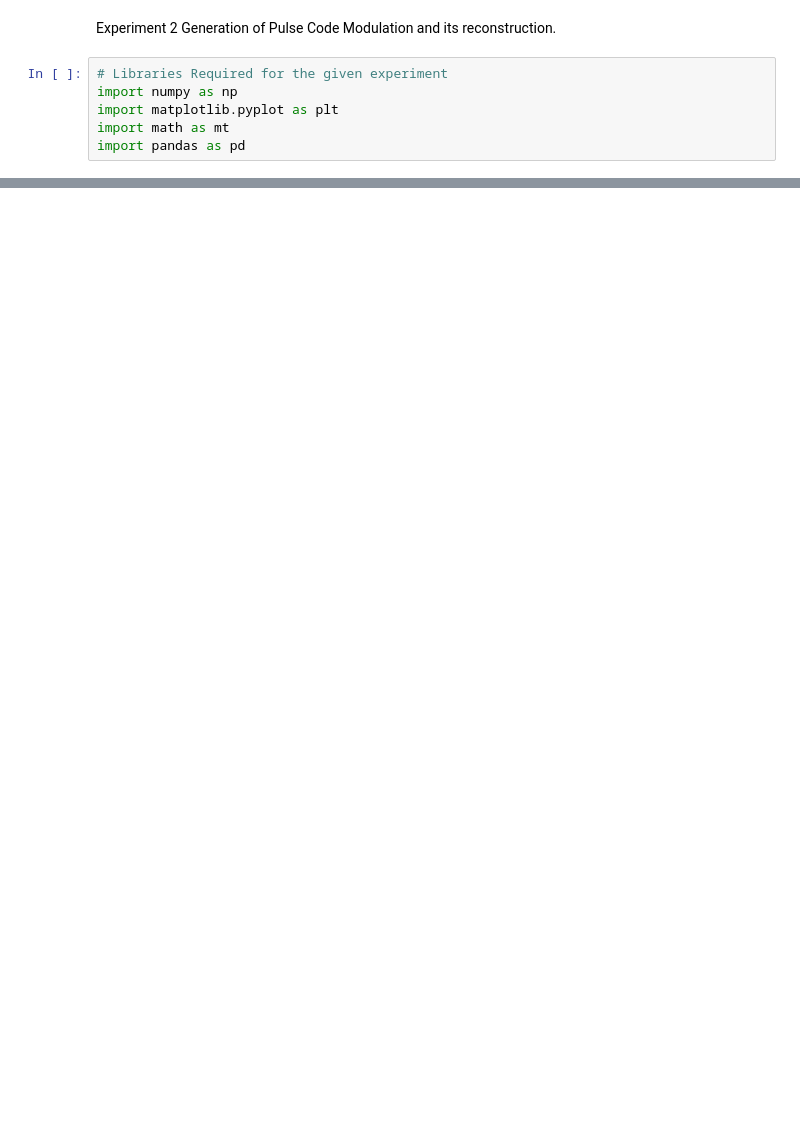
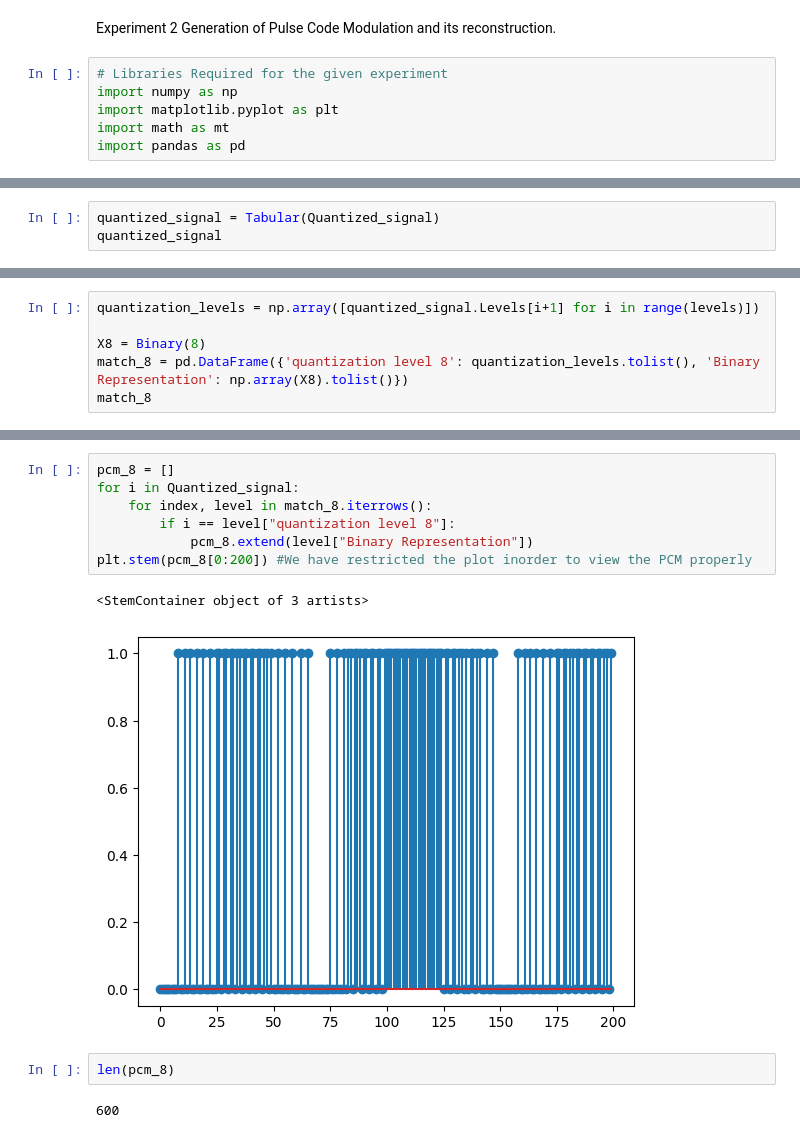
Before and after one commit to ParasKore2003/Digital-Communication-Lab, a Jupyter notebook: Digital Communication/Lab record/Lab2.ipynb, the cells around one changed output, grey strips where cells are left out. Cells and saved outputs as stored; diff of their text form; blank space fills up the shorter version.

```diff
--- a/Digital Communication/Lab record/Lab2.ipynb
+++ b/Digital Communication/Lab record/Lab2.ipynb
@@ -88,0 +92,3 @@ quantized_signal_df
+# %%
+quantized_signal = Tabular(Quantized_signal)
+quantized_signal
@@ -100,0 +119,6 @@ print(Error)
+# %%
+quantization_levels = np.array([quantized_signal.Levels[i+1] for i in range(levels)])
+
+X8 = Binary(8)
+match_8 = pd.DataFrame({'quantization level 8': quantization_levels.tolist(), 'Binary Representation': np.array(X8).tolist()})
+match_8
@@ -100,0 +135,14 @@ print(Error)
+# %%
+pcm_8 = []
+for i in Quantized_signal:
+    for index, level in match_8.iterrows():
+        if i == level["quantization level 8"]:
+            pcm_8.extend(level["Binary Representation"])
+plt.stem(pcm_8[0:200]) #We have restricted the plot inorder to view the PCM properly
+# %% [output]
+<StemContainer object of 3 artists>
+[figure, added]
+# %%
+len(pcm_8)
+# %% [output]
+600
```
Also changed, not shown: parts of 7 cells of this notebook.
